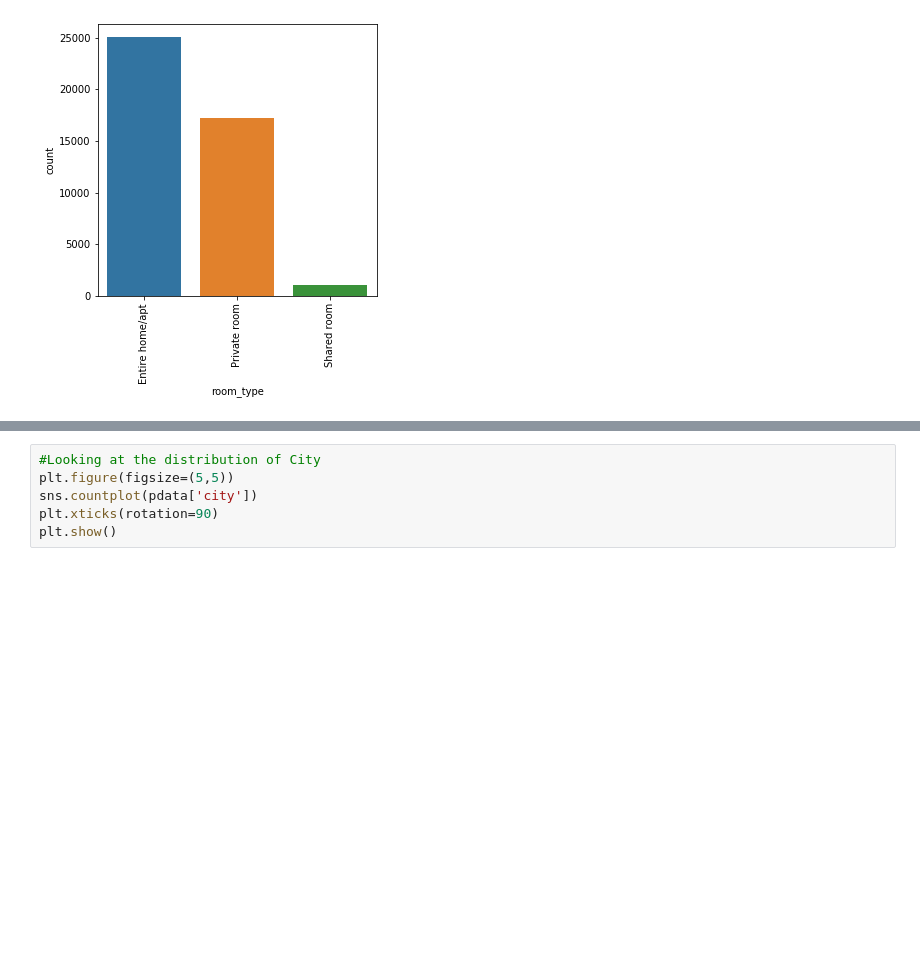
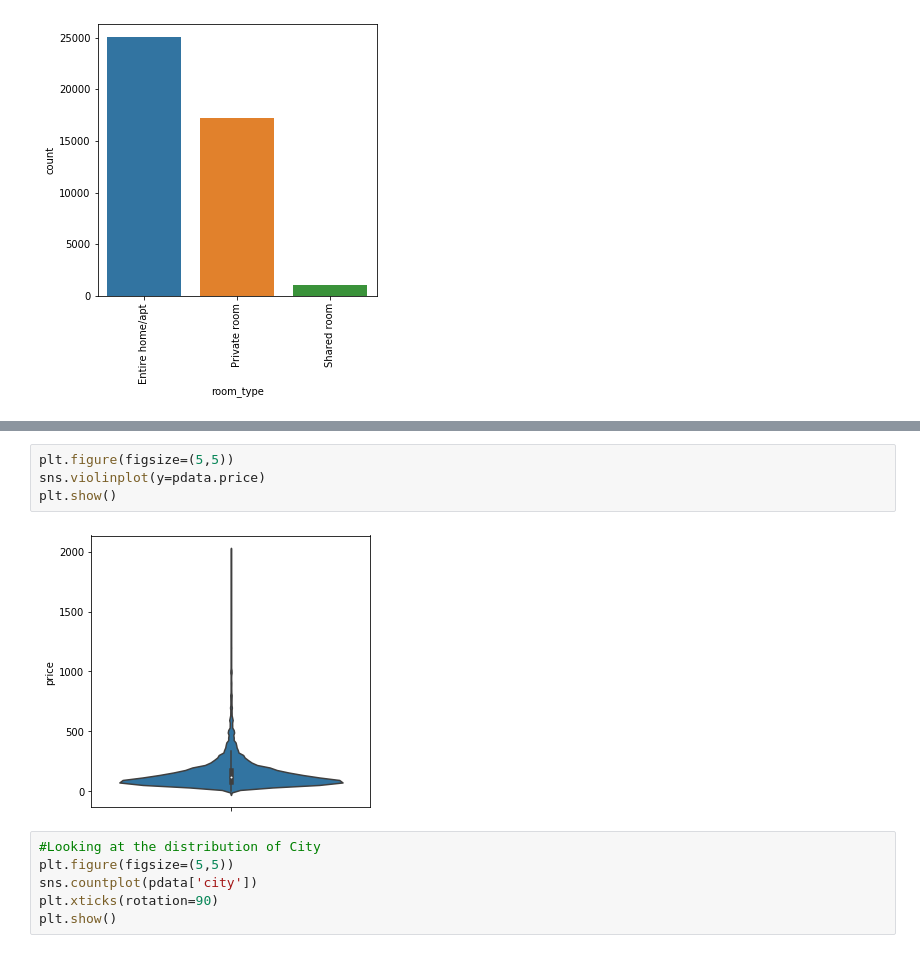
Before and after one commit to allenmiller17/SMU_7331_ML1_Project_1, a Jupyter notebook: Project 1 Final Write Up.ipynb, the cells around one changed output, grey strips where cells are left out. Drawn from its saved outputs; the diff is of its cells as text; blank space fills up the shorter version.

```diff
--- a/Project 1 Final Write Up.ipynb
+++ b/Project 1 Final Write Up.ipynb
@@ -63,3 +123,9 @@ plt.show()
+# %%
+plt.figure(figsize=(5,5))
+sns.violinplot(y=pdata.price)
+plt.show()
+# %% [output]
+[figure, added]
 # %%
 #Looking at the distribution of City
 plt.figure(figsize=(5,5))
```
Also changed, not shown: parts of 16 cells of this notebook.
